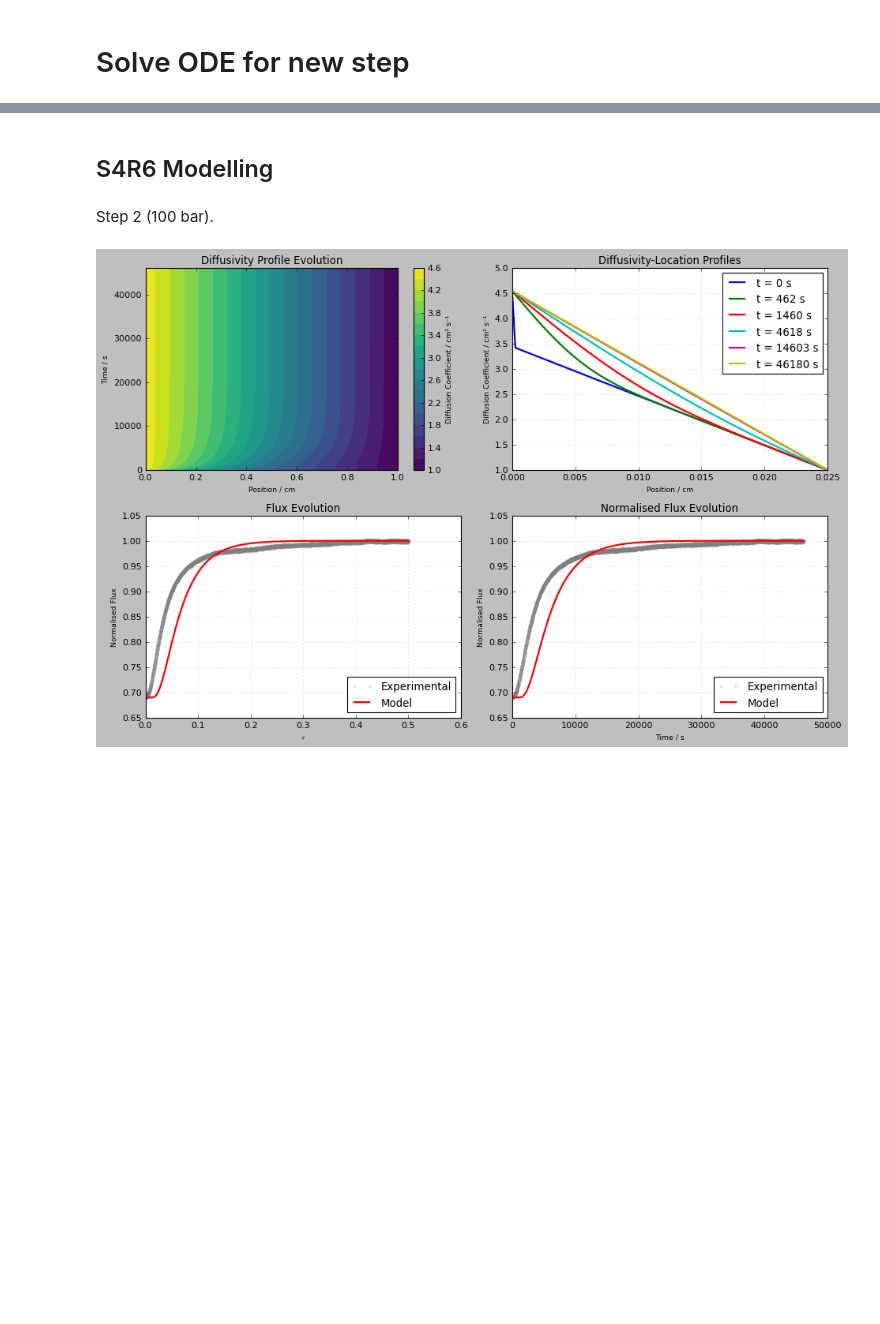
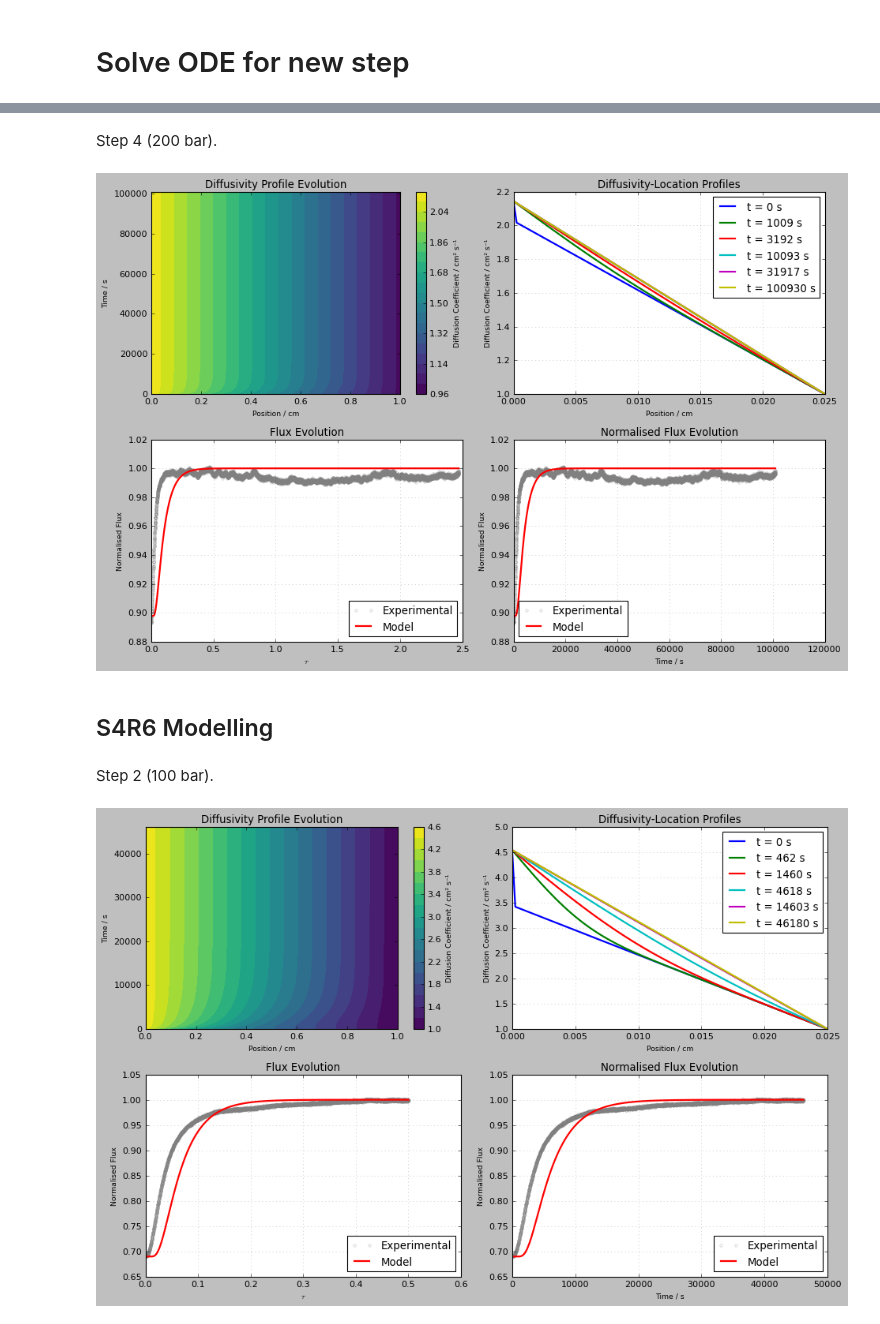
Before and after one commit to louis-sh-nguyen/object-oriented-pemeation-analysis, a Jupyter notebook: notebooks/pressure-step-modelling.ipynb, the cells around one changed output, grey strips where cells are left out. Drawn from its saved outputs; the diff is of its cells as text; code cells hidden in the pictures; blank space fills up the shorter version.

```diff
--- a/notebooks/pressure-step-modelling.ipynb
+++ b/notebooks/pressure-step-modelling.ipynb
@@ -191,3 +263,31 @@ def process_step_exp_data(full_data, time_range, thickness, DT_0):
+# %% [markdown]
+Step 4 (200 bar).
+# %%
+# From anlaysis
+thickness = THICKNESS_DICT[experiment]
+previous_D1_prime = 2.026069468
+new_D1_prime = 2.14275064
+DT_0 = 1.53E-08
+
+# Get step data
+step_4_data, T = process_step_exp_data(
+    full_data=processed_data,
+    time_range = [349069.9, 450e3],
+    thickness=thickness,
+    DT_0=DT_0,
+    )
+
+# Run step analysis
+plot_step_results(
+    step_data=step_4_data,
+    previous_D1_prime=previous_D1_prime,
+    new_D1_prime=new_D1_prime,
+    new_DT_0=DT_0,
+    T=T,
+    L=thickness
+)
+# %% [output]
+[figure, added]
 # %% [markdown]
 ## S4R6 Modelling
 # %%
```
Also changed, not shown: parts of 6 cells of this notebook.
